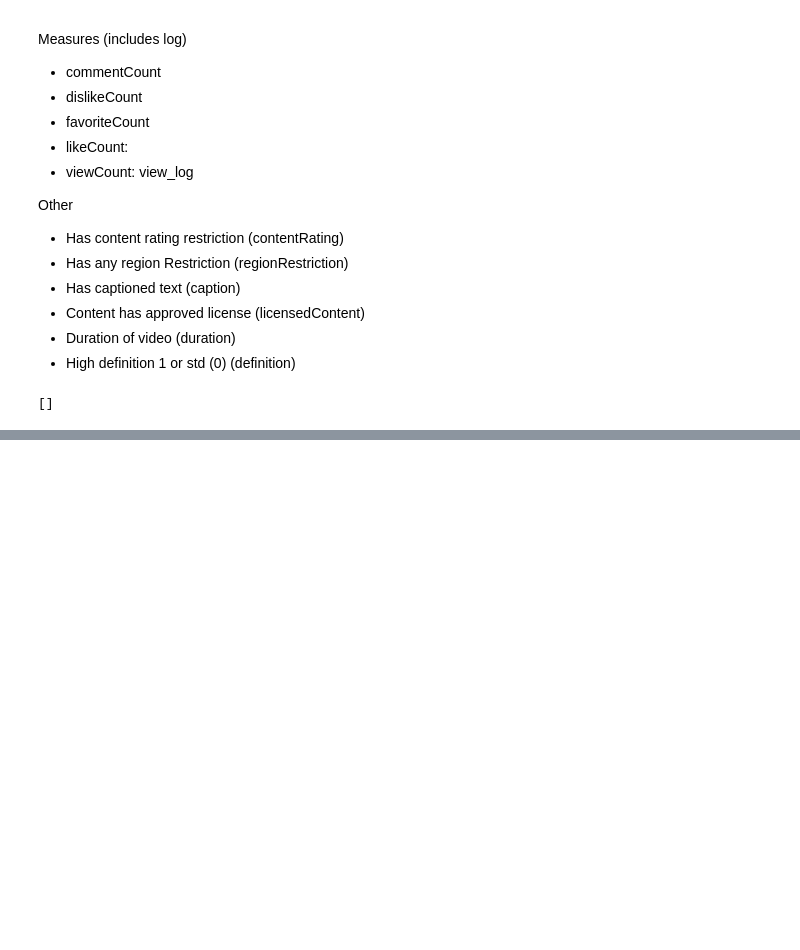
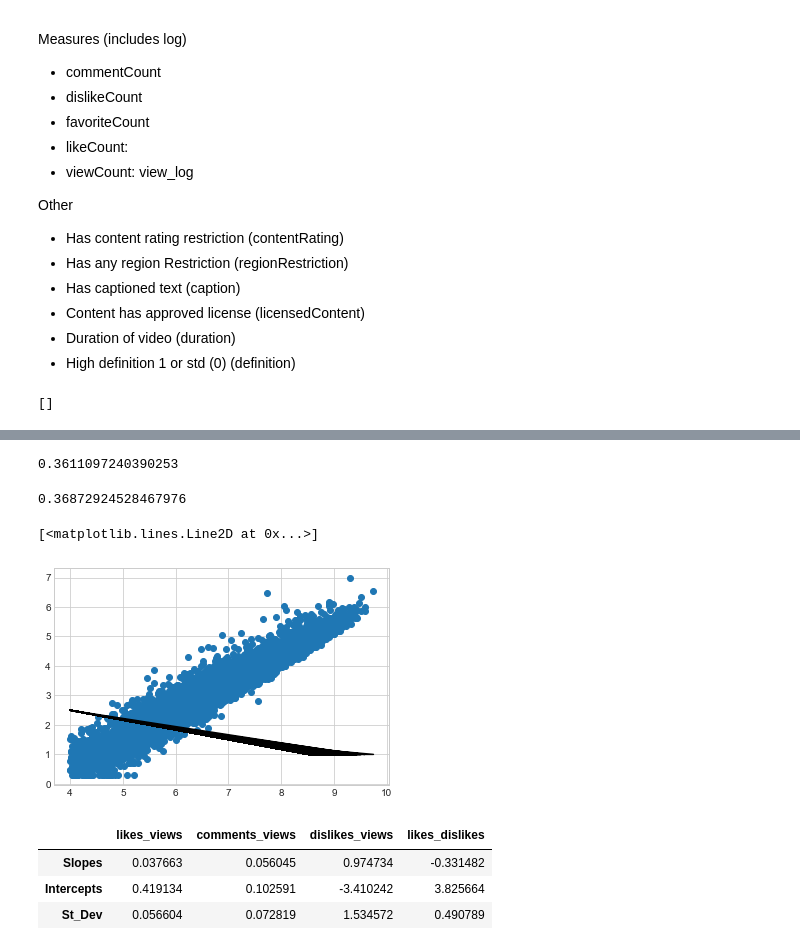
Before and after one commit to conorbarryhoke/Capstone, a Jupyter notebook: Feature_Engineering_Dedicated.ipynb, the cells around one changed output, grey strips where cells are left out. Cells and saved outputs as stored; diff of their text form; code cells hidden in the pictures; blank space fills up the shorter version.

```diff
--- a/Feature_Engineering_Dedicated.ipynb
+++ b/Feature_Engineering_Dedicated.ipynb
@@ -491,0 +654,25 @@ col not in non_model_cols]
+# %%
+y = df_formodel.like_dislike_ratio
+lr_likes_dislikes = LinearRegression()
+lr_likes_dislikes.fit(X,y)
+lr_likes_dislikes_m = lr_likes_dislikes.coef_
+lr_likes_dislikes_b = lr_likes_dislikes.intercept_
+lr_likes_dislikes_std = np.std(lr_likes_dislikes.predict(X) - y)
+r2_score(y, lr_likes_dislikes.predict(X))
+# %% [output]
+0.3611097240390253
+# %%
+preds_ld_adj =pd.Series(lr_likes_dislikes.predict(X)).map(lambda x: max(1, x))
+# %%
+r2_score(y, preds_ld_adj)
+# %% [output]
+0.36872924528467976
+# %%
+x = np.linspace(4, 10, 100)
+
+fig, ax = plt.subplots()
+ax.scatter(X, y)
+ax.plot(X, preds_ld_adj,'k')
+# %% [output]
+[<matplotlib.lines.Line2D at 0x...>]
+[figure, added]
@@ -491,0 +687,7 @@ col not in non_model_cols]
+# %%
+df_stats
+# %% [output]
+|  | likes_views | comments_views | dislikes_views | likes_dislikes |
+| Slopes | 0.037663 | 0.056045 | 0.974734 | -0.331482 |
+| Intercepts | 0.419134 | 0.102591 | -3.410242 | 3.825664 |
+| St_Dev | 0.056604 | 0.072819 | 1.534572 | 0.490789 |
```
Also changed, not shown: parts of 29 cells of this notebook, 3 other files.
